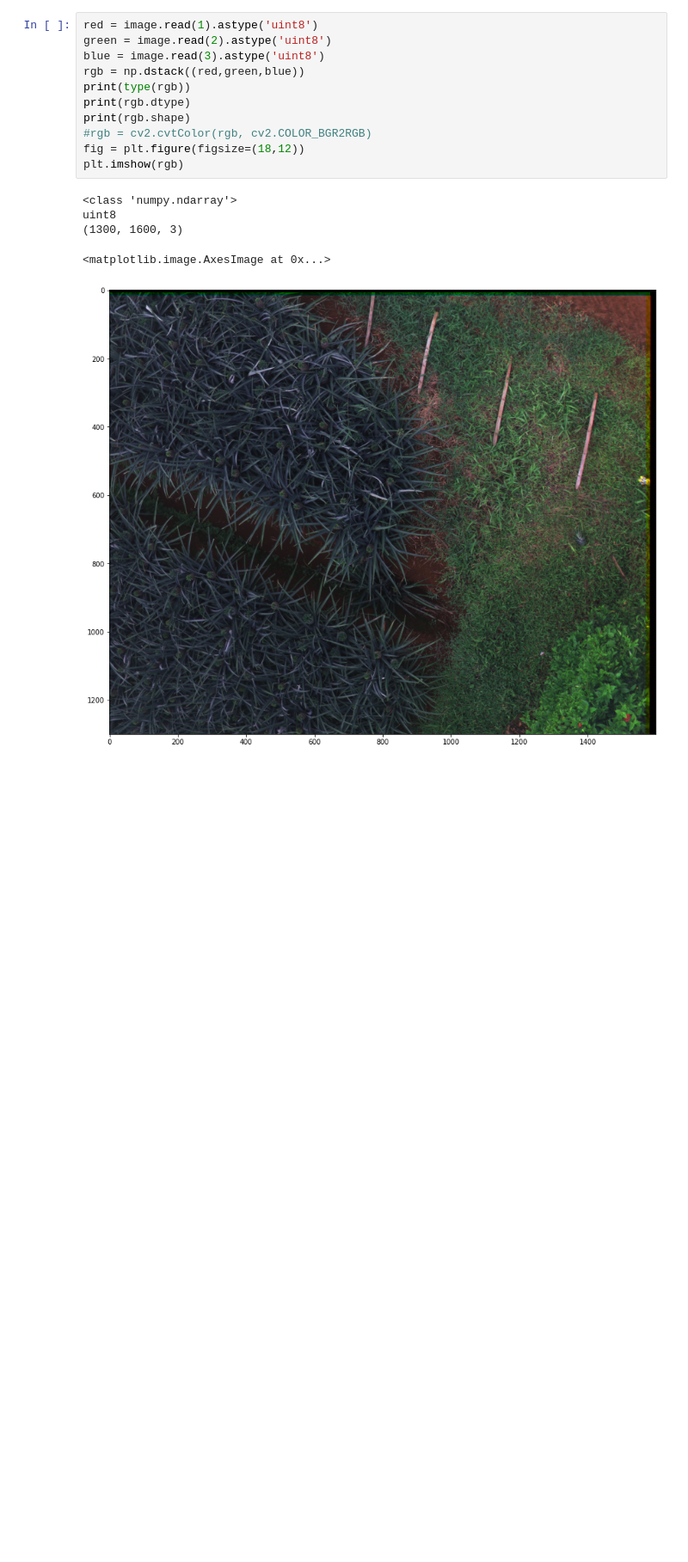
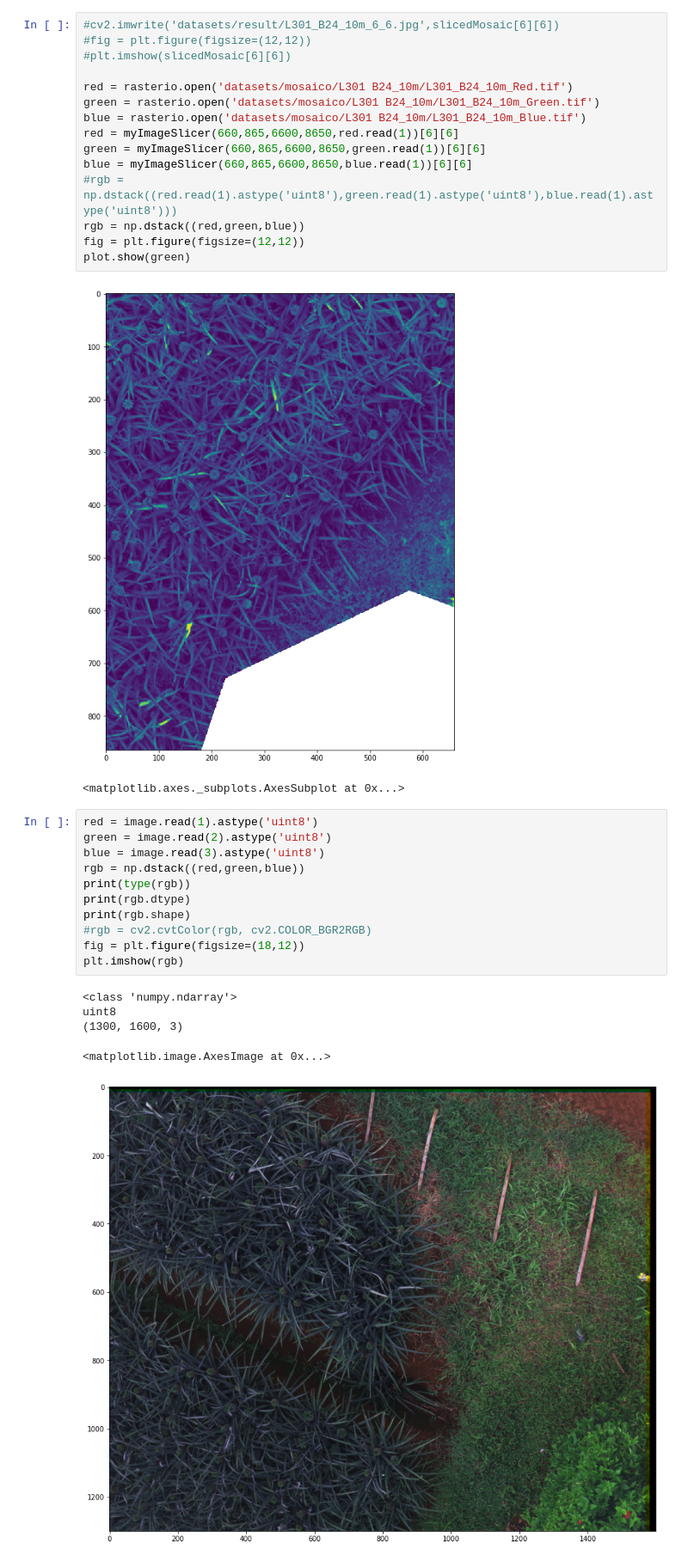
Before and after one commit to ManfredGonzalez/multispectral-pineapple-detection, a Jupyter notebook: showRasters.ipynb, the cells around one changed output. Shown at 86% size. Drawn from its saved outputs; the diff is of its cells as text; blank space fills up the shorter version.

```diff
--- a/showRasters.ipynb
+++ b/showRasters.ipynb
@@ -46,3 +114,21 @@ image = rasterio.open(image_path)
+# %%
+#cv2.imwrite('datasets/result/L301_B24_10m_6_6.jpg',slicedMosaic[6][6])
+#fig = plt.figure(figsize=(12,12))
+#plt.imshow(slicedMosaic[6][6])
+
+red = rasterio.open('datasets/mosaico/L301 B24_10m/L301_B24_10m_Red.tif')
+green = rasterio.open('datasets/mosaico/L301 B24_10m/L301_B24_10m_Green.tif')
+blue = rasterio.open('datasets/mosaico/L301 B24_10m/L301_B24_10m_Blue.tif')
+red = myImageSlicer(660,865,6600,8650,red.read(1))[6][6]
+green = myImageSlicer(660,865,6600,8650,green.read(1))[6][6]
+blue = myImageSlicer(660,865,6600,8650,blue.read(1))[6][6]
+#rgb = np.dstack((red.read(1).astype('uint8'),green.read(1).astype('uint8'),blue.read(1).astype('uint8')))
+rgb = np.dstack((red,green,blue))
+fig = plt.figure(figsize=(12,12))
+plot.show(green)
+# %% [output]
+[figure, added]
+<matplotlib.axes._subplots.AxesSubplot at 0x...>
 # %%
 red = image.read(1).astype('uint8')
 green = image.read(2).astype('uint8')
```
Also changed, not shown: parts of 6 cells of this notebook, 1 other file.
